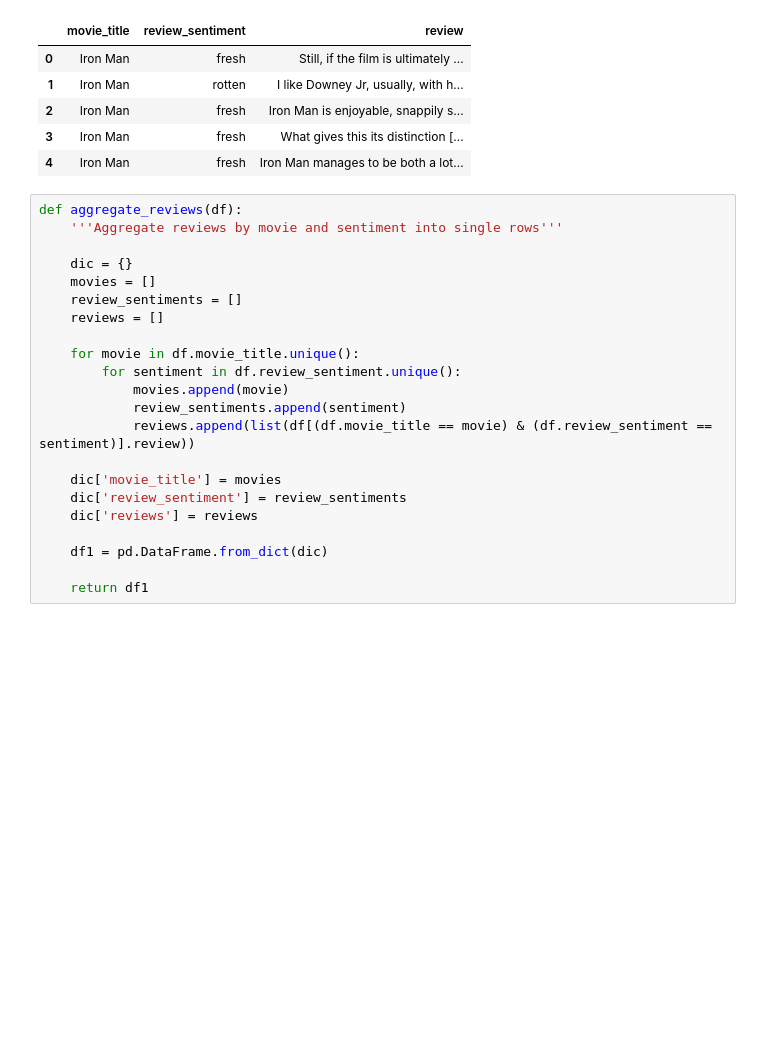
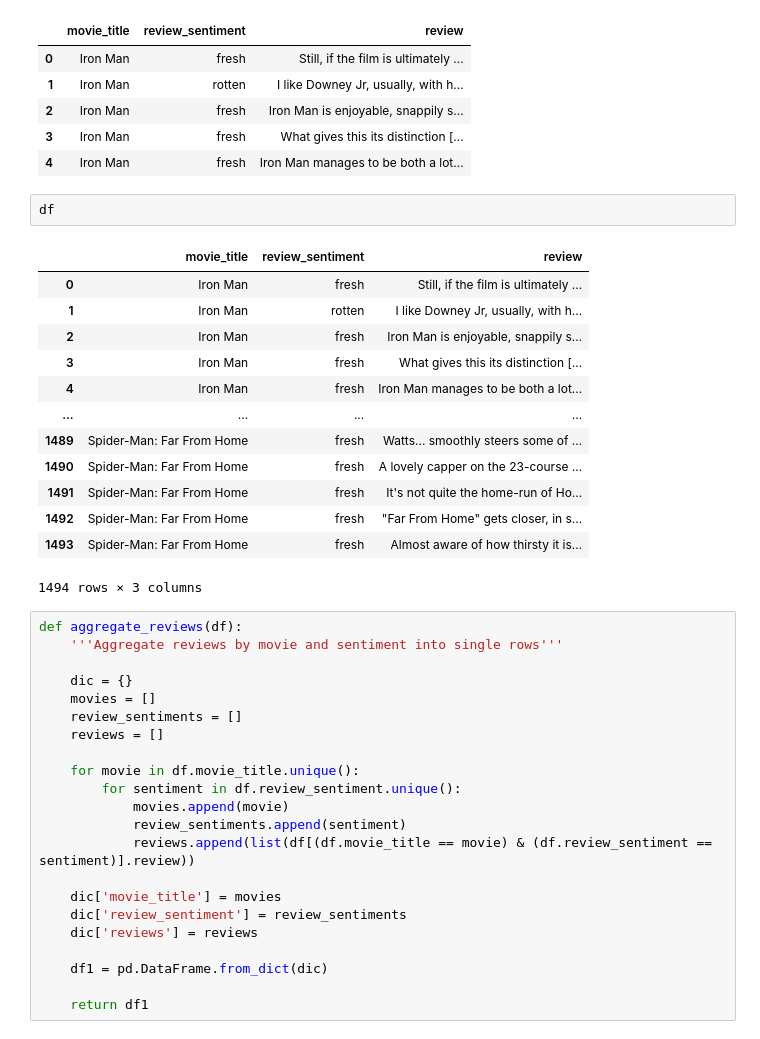
Before and after one commit to ezeahunanya/marvel_cinematic_universe_movie_ratings, a Jupyter notebook: reviews_data_cleaning.ipynb, the cells around one changed output. Drawn from its saved outputs; the diff is of its cells as text; blank space fills up the shorter version.

```diff
--- a/reviews_data_cleaning.ipynb
+++ b/reviews_data_cleaning.ipynb
@@ -55,6 +59,22 @@ df.head()
 | 2 | Iron Man | fresh | Iron Man is enjoyable, snappily s... |
 | 3 | Iron Man | fresh | What gives this its distinction [... |
 | 4 | Iron Man | fresh | Iron Man manages to be both a lot... |
+# %%
+df
+# %% [output]
+|  | movie_title | review_sentiment | review |
+| 0 | Iron Man | fresh | Still, if the film is ultimately ... |
+| 1 | Iron Man | rotten | I like Downey Jr, usually, with h... |
+| 2 | Iron Man | fresh | Iron Man is enjoyable, snappily s... |
+| 3 | Iron Man | fresh | What gives this its distinction [... |
+| 4 | Iron Man | fresh | Iron Man manages to be both a lot... |
+| ... | ... | ... | ... |
+| 1489 | Spider-Man: Far From Home | fresh | Watts... smoothly steers some of ... |
+| 1490 | Spider-Man: Far From Home | fresh | A lovely capper on the 23-course ... |
+| 1491 | Spider-Man: Far From Home | fresh | It's not quite the home-run of Ho... |
+| 1492 | Spider-Man: Far From Home | fresh | "Far From Home" gets closer, in s... |
+| 1493 | Spider-Man: Far From Home | fresh | Almost aware of how thirsty it is... |
+1494 rows × 3 columns
 # %%
 def aggregate_reviews(df):
     '''Aggregate reviews by movie and sentiment into single rows'''
```
Also changed, not shown: parts of 10 cells of this notebook.
